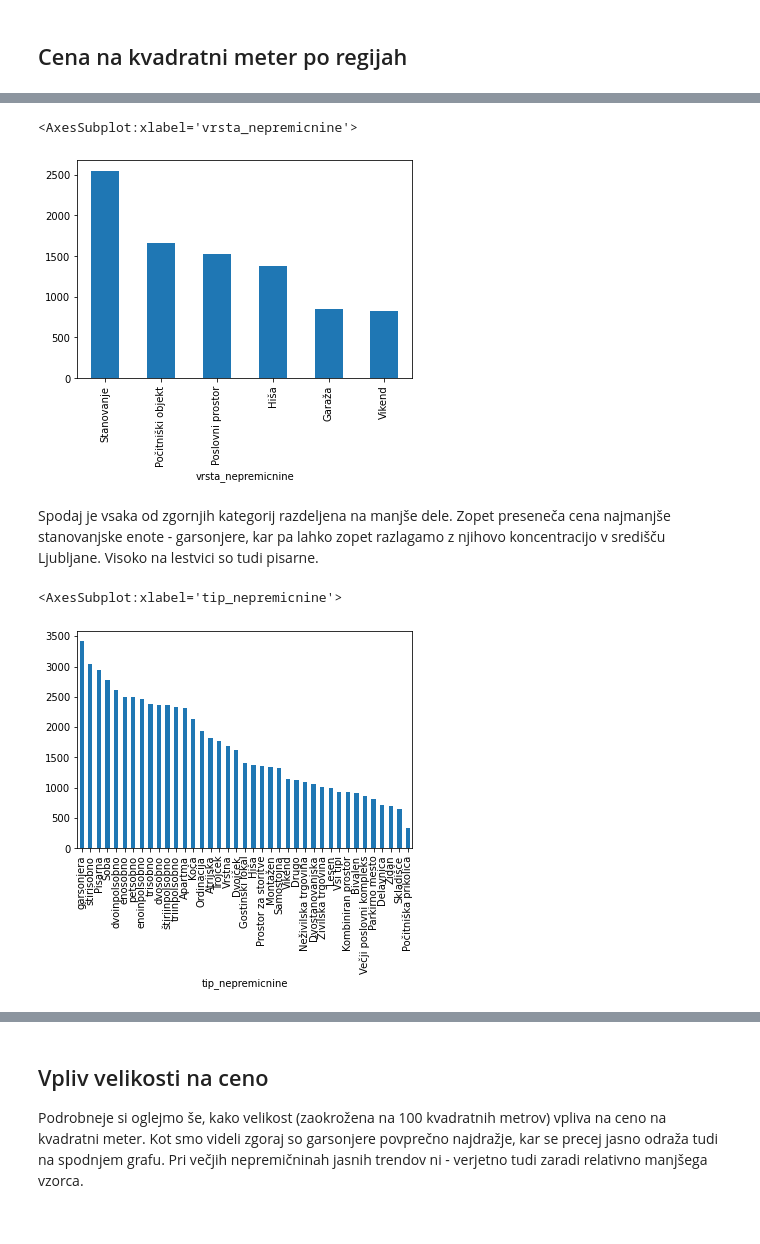
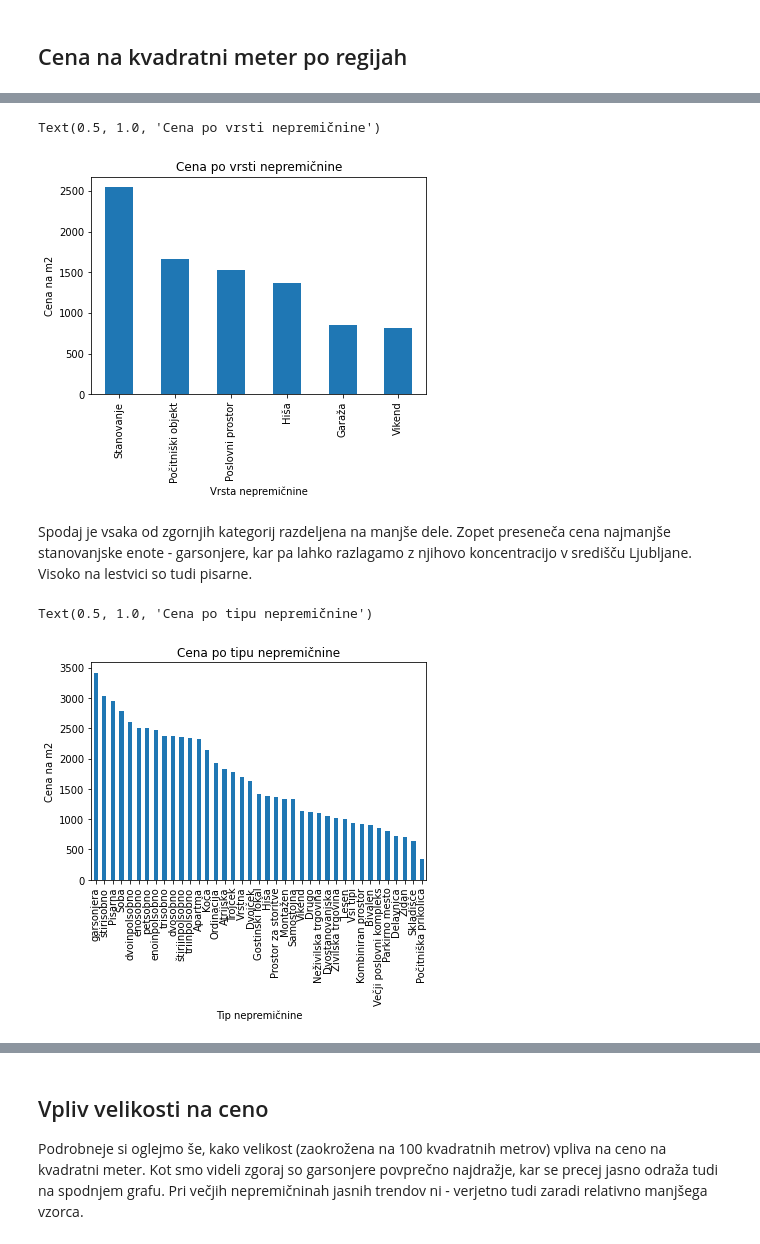
Before and after one commit to mitja-mandic/knjige-amazon, a Jupyter notebook: nepremicnine.ipynb, the cells around one changed output, grey strips where cells are left out. Cells and saved outputs as stored; diff of their text form; code cells hidden in the pictures.

```diff
--- a/nepremicnine.ipynb
+++ b/nepremicnine.ipynb
@@ -41,6 +63,8 @@ nepr = nepr_brez_dvojnikov.set_index('id')
 nepr['cena_m2'] = nepr['cena'] / nepr['velikost']
 
 nepr['desetletje'] = (nepr['leto'] // 10) * 10
+
+nepr['zaokrozena_velikost'] = (nepr['velikost'] // 100) * 100
 # %% [markdown]
 Spodaj so prikazane vse vrste nepremičnin, ki so bile oktobra na voljo. Vidimo, da prevladujejo stanovanja in hiše.
 # %%
@@ -61,5 +85,5 @@ Kot vidimo, je velik del nepremičnin *posesti* - v glavnem gre tu za kmetijska
 # %%
-brez_posesti = nepr[nepr.vrsta_nepremicnine != "posest"]
+brez_posesti = nepr[nepr.vrsta_nepremicnine != "Posest"]
 # %% [markdown]
 ## Cena na kvadratni meter po regijah
 # %% [markdown]
@@ -93,12 +132,18 @@ Oglejmo si, kako vrsta nepremičnine vpliva na ceno. Tu jemljemo povprečja po v
 # %%
-brez_posesti.groupby('vrsta_nepremicnine').mean('cena_m2').sort_values('cena_m2',ascending = False).cena_m2.plot.bar()
+gr3 = brez_posesti.groupby('vrsta_nepremicnine').mean('cena_m2').sort_values('cena_m2',ascending = False).cena_m2.plot.bar()
+gr3.set_ylabel('Cena na m2')
+gr3.set_xlabel('Vrsta nepremičnine')
+gr3.set_title('Cena po vrsti nepremičnine')
 # %% [output]
-<AxesSubplot:xlabel='vrsta_nepremicnine'>
+Text(0.5, 1.0, 'Cena po vrsti nepremičnine')
-[figure, old version]
+[figure, new version]
 # %% [markdown]
-Spodaj je vsaka od zgornjih kategorij razdeljena na manjše dele. Zopet preseneča cena najmanjše stanovanjske enote - garsonjere, kar pa lahko zopet razlagamo z njihovo koncentracijo v središču Ljubljane. Visoko na lestvici so tudi pisarne.
+Spodaj je vsaka od zgornjih kategorij razdeljena na manjše dele. Zopet preseneča cena najmanjše stanovanjske enote - garsonjere, kar pa lahko razlagamo z njihovo koncentracijo v središču Ljubljane. Visoko na lestvici so tudi pisarne.
 # %%
-brez_posesti.groupby('tip_nepremicnine').mean('cena_m2').sort_values('cena_m2',ascending = False).cena_m2.plot.bar()
+gr4 = brez_posesti.groupby('tip_nepremicnine').mean('cena_m2').sort_values('cena_m2',ascending = False).cena_m2.plot.bar()
+gr4.set_ylabel('Cena na m2')
+gr4.set_xlabel('Tip nepremičnine')
+gr4.set_title('Cena po tipu nepremičnine')
 # %% [output]
-<AxesSubplot:xlabel='tip_nepremicnine'>
+Text(0.5, 1.0, 'Cena po tipu nepremičnine')
-[figure, old version]
+[figure, new version]
```
Also changed, not shown: parts of 23 cells of this notebook, 2 other files.
